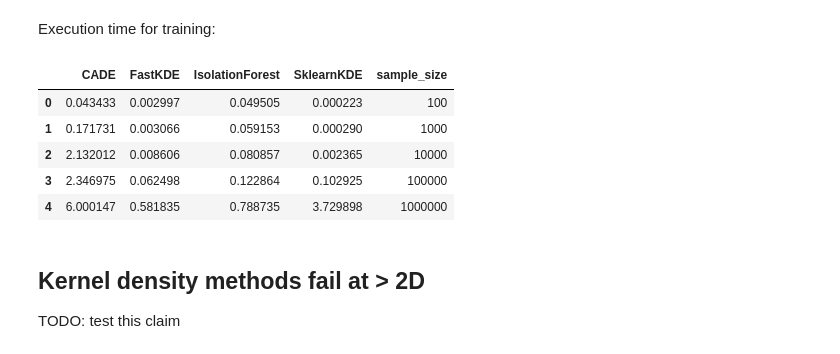
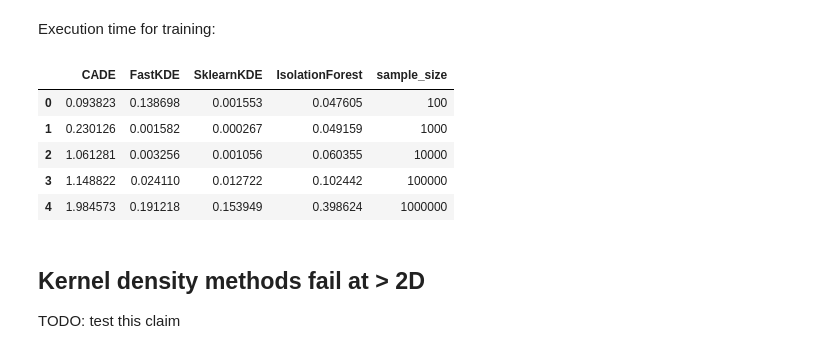
Before and after one commit to zkurtz/empdens, a Jupyter notebook: notebooks/speed_benchmarks.ipynb, the cells around one changed output. Drawn from its saved outputs; the diff is of its cells as text; code cells hidden in the pictures.

```diff
--- a/notebooks/speed_benchmarks.ipynb
+++ b/notebooks/speed_benchmarks.ipynb
@@ -14,8 +14,12 @@ from time import time
 
 import pandas as pd
 
-import empdens
+from empdens.cade import Cade
+from empdens.simulators import BartSimpson
+from empdens.wrappers.fast_kde import FastKDE
+from empdens.wrappers.sklearn_isolation_forest import SklearnIsolationForest
+from empdens.wrappers.sklearn_kde import SklearnKDE
 
-bart_simpson = empdens.simulators.BartSimpson()
+bart_simpson = BartSimpson()
 bart_simpson.plot()
 # %% [output]
@@ -29,30 +33,30 @@ Execution time for training:
 # %%
 def time_train(df):
     estimators = {
-        "CADE": empdens.cade.Cade(sim_size=df.shape[0]),
-        "FastKDE": empdens.wrappers.FastKDE(),
-        "SklearnKDE": empdens.wrappers.SklearnKDE(),
-        "IsolationForest": empdens.wrappers.SklearnIsolationForest(),
+        "CADE": Cade(sim_size=df.shape[0]),
+        "FastKDE": FastKDE(),
+        "SklearnKDE": SklearnKDE(),
+        "IsolationForest": SklearnIsolationForest(),
     }
     times = {}
     for kind, estimator in estimators.items():
         t0 = time()
         estimator.train(df)
         times[kind] = time() - t0
     return times
 
 
 results = [time_train(s) for s in samples]
 rdf = pd.DataFrame(results)
 rdf["sample_size"] = [s.shape[0] for s in samples]
 rdf
 # %% [output]
-|  | CADE | FastKDE | IsolationForest | SklearnKDE | sample_size |
-| 0 | 0.043433 | 0.002997 | 0.049505 | 0.000223 | 100 |
-| 1 | 0.171731 | 0.003066 | 0.059153 | 0.000290 | 1000 |
-| 2 | 2.132012 | 0.008606 | 0.080857 | 0.002365 | 10000 |
-| 3 | 2.346975 | 0.062498 | 0.122864 | 0.102925 | 100000 |
-| 4 | 6.000147 | 0.581835 | 0.788735 | 3.729898 | 1000000 |
+|  | CADE | FastKDE | SklearnKDE | IsolationForest | sample_size |
+| 0 | 0.093823 | 0.138698 | 0.001553 | 0.047605 | 100 |
+| 1 | 0.230126 | 0.001582 | 0.000267 | 0.049159 | 1000 |
+| 2 | 1.061281 | 0.003256 | 0.001056 | 0.060355 | 10000 |
+| 3 | 1.148822 | 0.024110 | 0.012722 | 0.102442 | 100000 |
+| 4 | 1.984573 | 0.191218 | 0.153949 | 0.398624 | 1000000 |
 # %% [markdown]
 ## Kernel density methods fail at  > 2D
 
```
Also changed, not shown: parts of 1 cell of this notebook, 8 other files.
